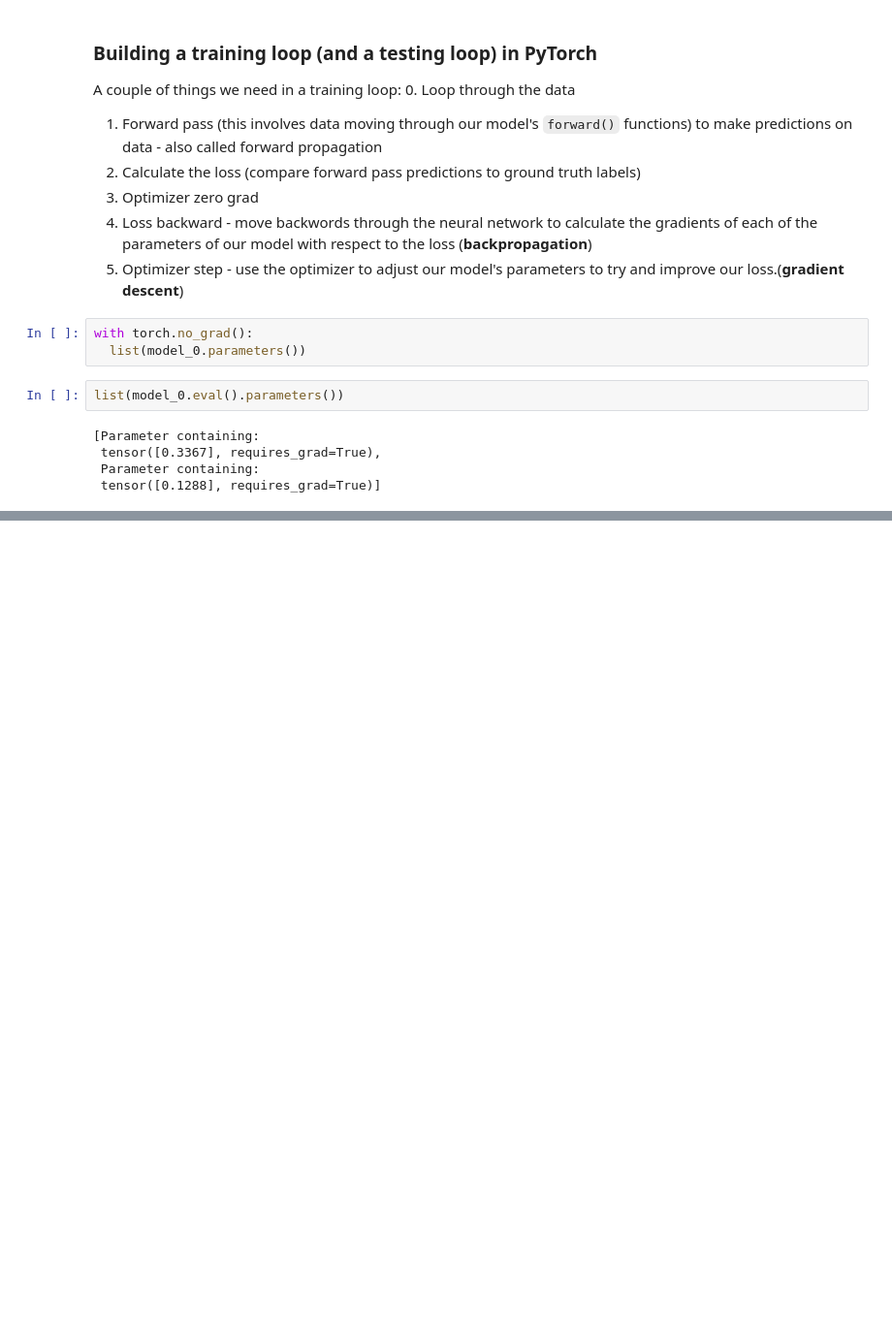
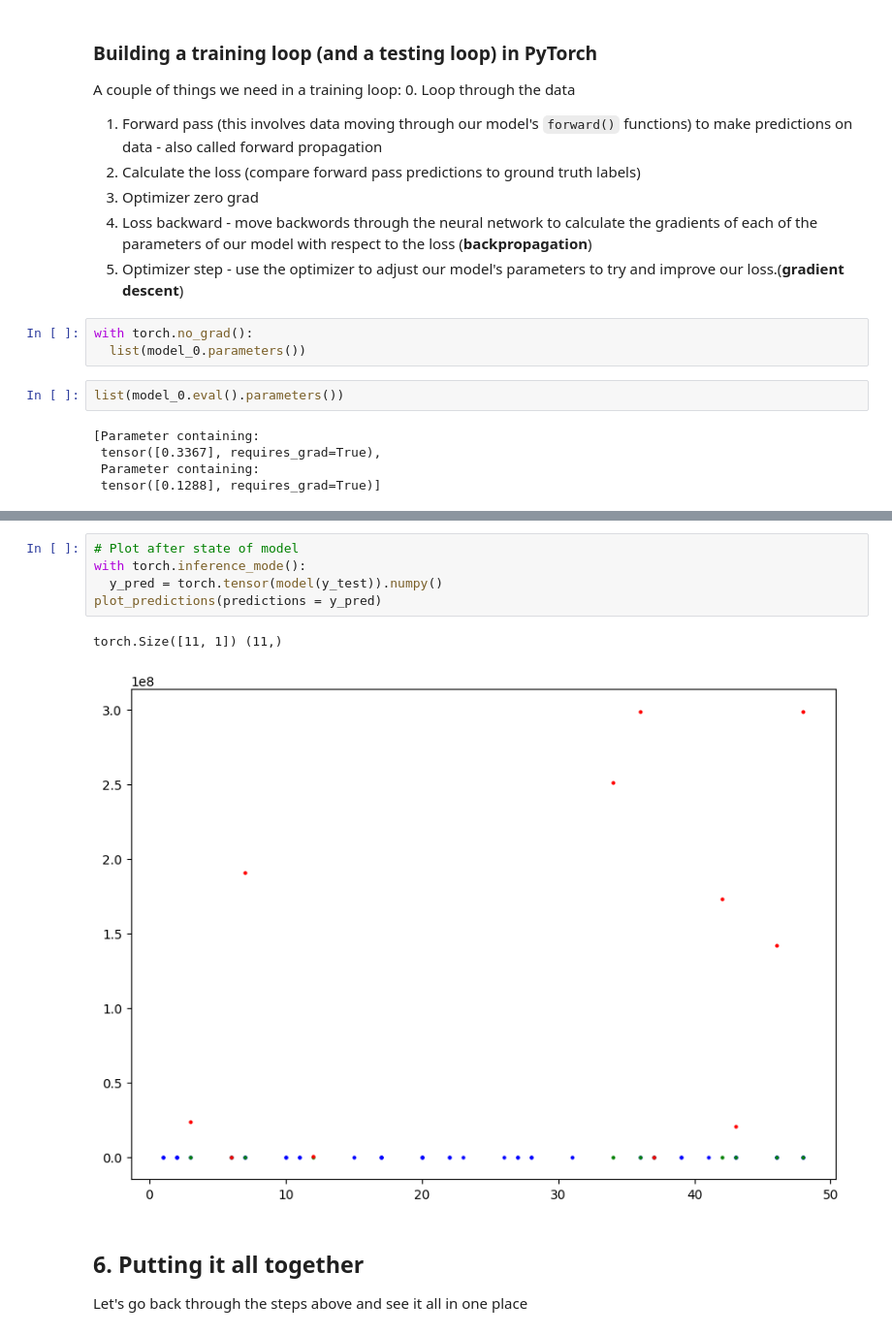
Before and after one commit to Spicyredd/Learn_PyTorch, a Jupyter notebook: 01_pytorch_workflow_video.ipynb, the cells around one changed output, grey strips where cells are left out. Shown at 97% size. Drawn from its saved outputs; the diff is of its cells as text; blank space fills up the shorter version.

```diff
--- a/01_pytorch_workflow_video.ipynb
+++ b/01_pytorch_workflow_video.ipynb
@@ -327,0 +628,12 @@ for epoch in range(epochs):
+# %%
+# Plot after state of model
+with torch.inference_mode():
+  y_pred = torch.tensor(model(y_test)).numpy()
+plot_predictions(predictions = y_pred)
+# %% [output]
+torch.Size([11, 1]) (11,)
+[figure, added]
+# %% [markdown]
+## 6. Putting it all together
+
+Let's go back through the steps above and see it all in one place
```
Also changed, not shown: parts of 55 cells of this notebook.
